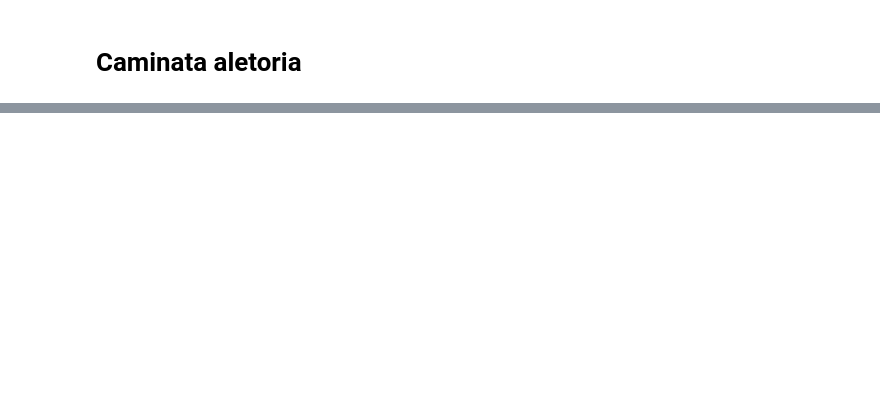
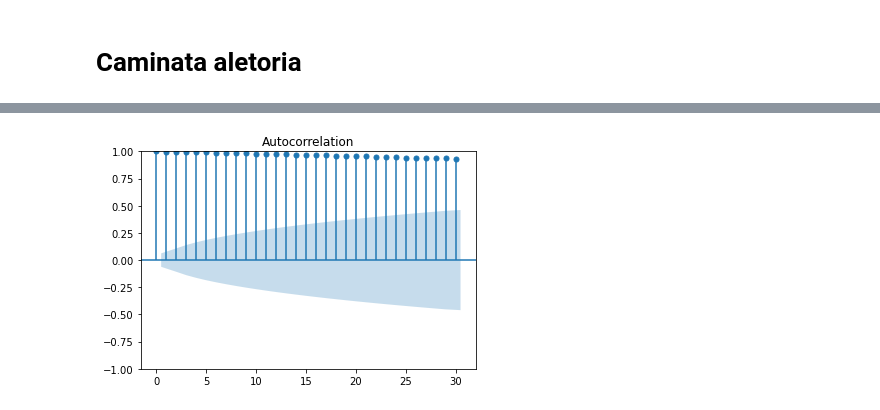
Before and after one commit to sergiomath/dataScience, a Jupyter notebook: seriesDeTiempo/caminata Aletoria.ipynb, the cells around one changed output, grey strips where cells are left out. Cells and saved outputs as stored; diff of their text form; code cells hidden in the pictures; blank space fills up the shorter version.

```diff
--- a/seriesDeTiempo/caminata Aletoria.ipynb
+++ b/seriesDeTiempo/caminata Aletoria.ipynb
@@ -46,0 +47,4 @@ for i in range(2,50,5):
+# %%
+acfCaminataAleatoria=plot_acf(funSt,adjusted=False, lags=30)
+# %% [output]
+[figure, added]
```
Also changed, not shown: parts of 3 cells of this notebook, 34 other files.
